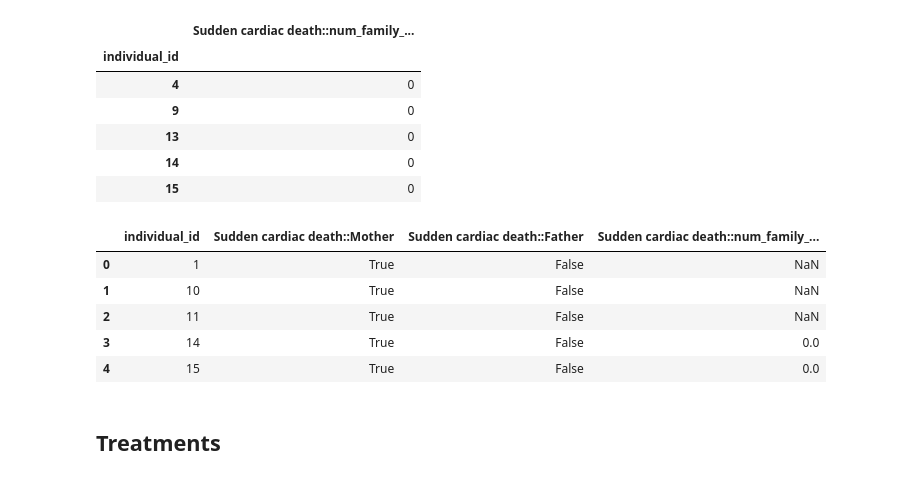
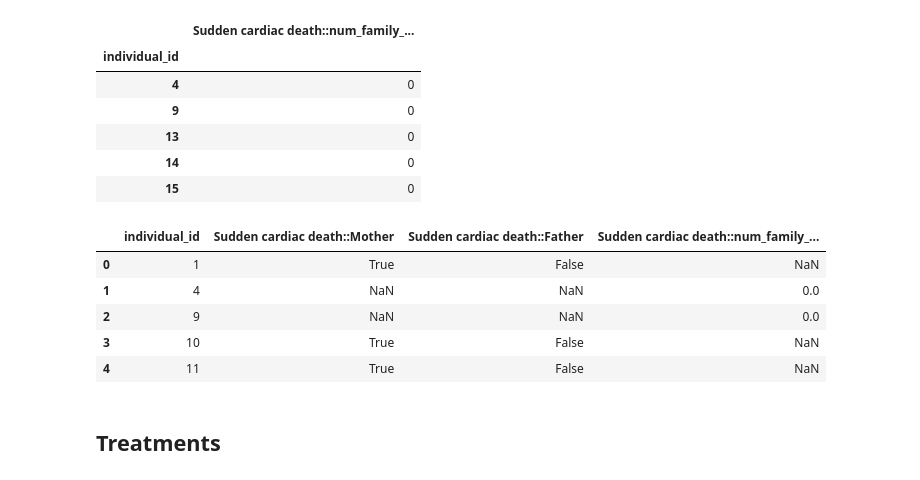
Before and after one commit to alexdaiii/cpvt_database_analysis, a Jupyter notebook: analysis/04_create_excel_file.ipynb, the cells around one changed output. Saved outputs shown, nothing was run; the diff lists cells and outputs as text; code cells hidden in the pictures.

```diff
--- a/analysis/04_create_excel_file.ipynb
+++ b/analysis/04_create_excel_file.ipynb
@@ -237,17 +237,18 @@ condition_num_family_members.head()
 | 14 | 0 |
 | 15 | 0 |
 # %%
-family_history = family_member_history.join(condition_num_family_members)
+family_history = family_member_history.join(condition_num_family_members,
+                                            how="outer")
 family_history.reset_index(inplace=True)
 family_history.to_excel(output / "02_family_history.xlsx", index=False)
 family_history.head()
 # %% [output]
 |  | individual_id | Sudden cardiac death::Mother | Sudden cardiac death::Father | Sudden cardiac death::num_family_... |
 | 0 | 1 | True | False | NaN |
-| 1 | 10 | True | False | NaN |
-| 2 | 11 | True | False | NaN |
-| 3 | 14 | True | False | 0.0 |
-| 4 | 15 | True | False | 0.0 |
+| 1 | 4 | NaN | NaN | 0.0 |
+| 2 | 9 | NaN | NaN | 0.0 |
+| 3 | 10 | True | False | NaN |
+| 4 | 11 | True | False | NaN |
 # %% [markdown]
 ## Treatments
 # %%
```
Also changed, not shown: 6 other files.
